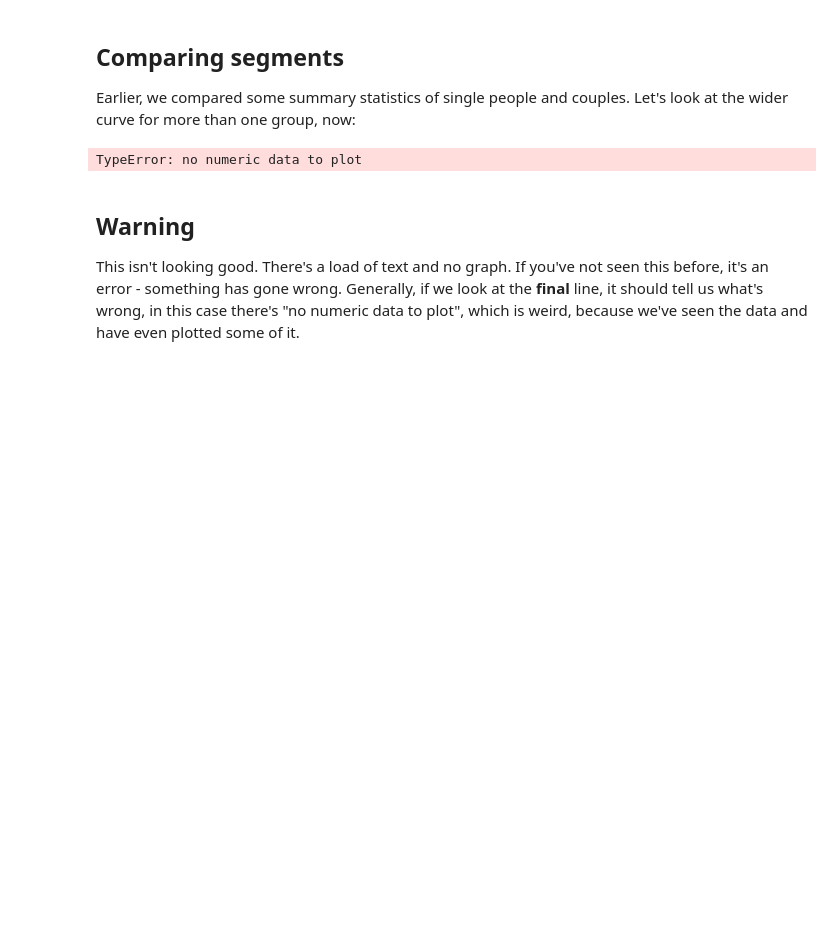
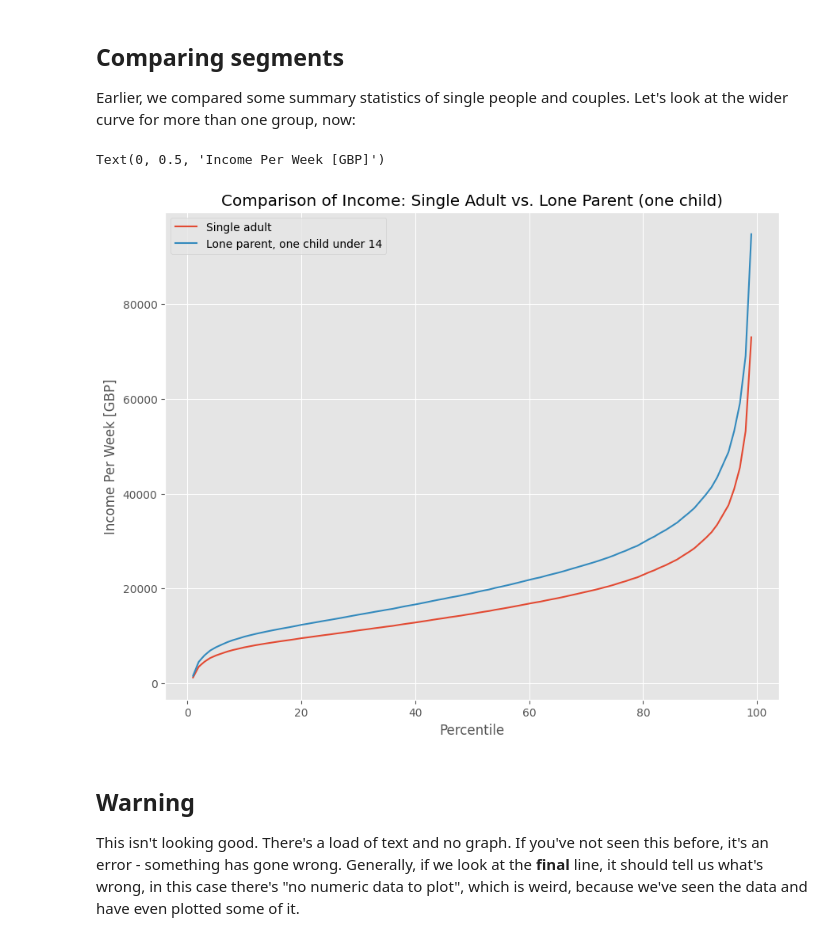
Before and after one commit to vicdelamaire/QM-2-, a Jupyter notebook: notebooks/W02. Pandas.ipynb, the cells around one changed output. Cells and saved outputs as stored; diff of their text form; code cells hidden in the pictures; blank space fills up the shorter version.

```diff
--- a/notebooks/W02. Pandas.ipynb
+++ b/notebooks/W02. Pandas.ipynb
@@ -217,11 +280,16 @@ There are a number of ways to access elements of the dataframe: we've shown how
 ## Comparing segments
 
 Earlier, we compared some summary statistics of single people and couples. Let's look at the wider curve for more than one group, now:
-# %%
-#This is going to throw a load of errors
-income[['Single adult','Lone parent, one child under 14']].plot()
-# %% [output]
-TypeError: no numeric data to plot
+# %%
+selected_columns = income[['Single adult','Lone parent, one child under 14']]
+cleaned_selected_columns = selected_columns.replace(',', '', regex=True).astype('float')
+cleaned_selected_columns.plot()
+plt.title('Comparison of Income: Single Adult vs. Lone Parent (one child)')
+plt.xlabel('Percentile')
+plt.ylabel('Income Per Week [GBP]')
+# %% [output]
+Text(0, 0.5, 'Income Per Week [GBP]')
+[figure, added]
 # %% [markdown]
 ## Warning
 
```
Also changed, not shown: parts of 16 cells of this notebook.
